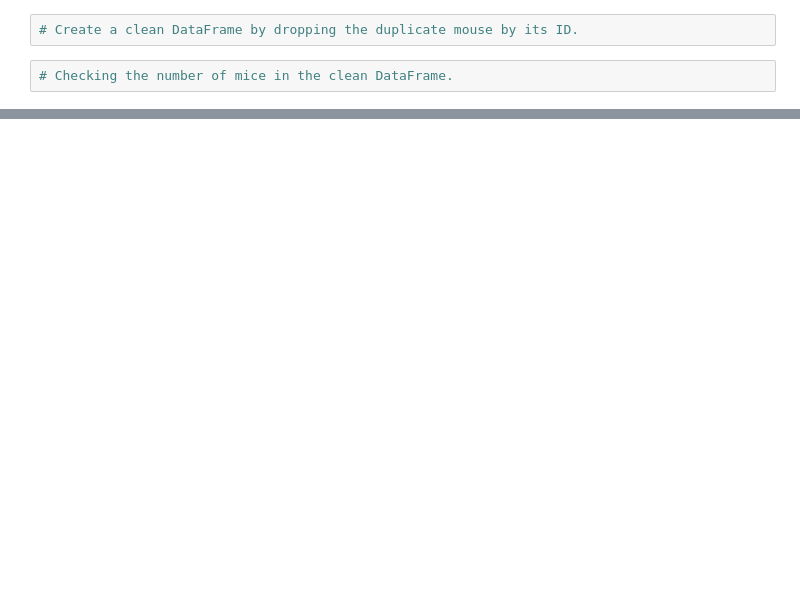
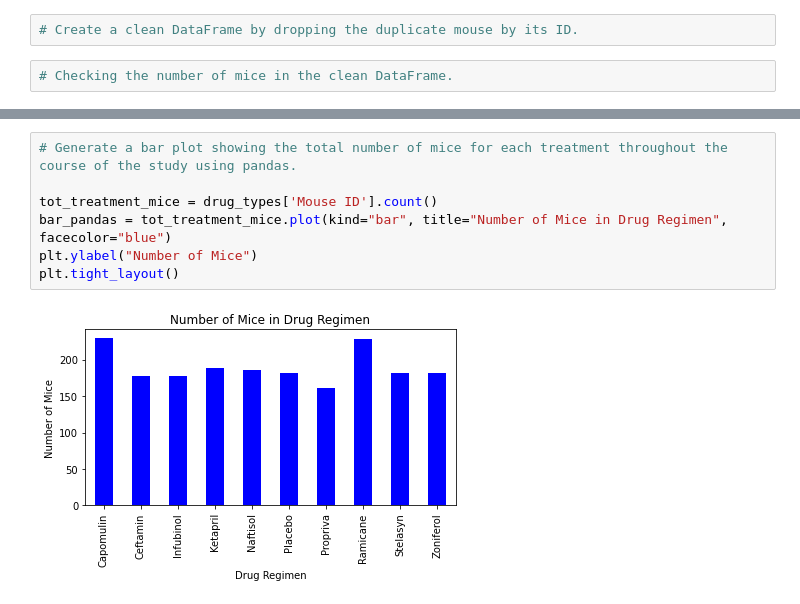
Before and after one commit to tealiie/matplotlib, a Jupyter notebook: pymaceuticals.ipynb, the cells around one changed output, grey strips where cells are left out. Drawn from its saved outputs; the diff is of its cells as text; blank space fills up the shorter version.

```diff
--- a/pymaceuticals.ipynb
+++ b/pymaceuticals.ipynb
@@ -80,0 +93,9 @@ duplicate_mice =
+# %%
+# Generate a bar plot showing the total number of mice for each treatment throughout the course of the study using pandas.
+
+tot_treatment_mice = drug_types['Mouse ID'].count()
+bar_pandas = tot_treatment_mice.plot(kind="bar", title="Number of Mice in Drug Regimen", facecolor="blue")
+plt.ylabel("Number of Mice")
+plt.tight_layout()
+# %% [output]
+[figure, added]
```
Also changed, not shown: parts of 19 cells of this notebook.
